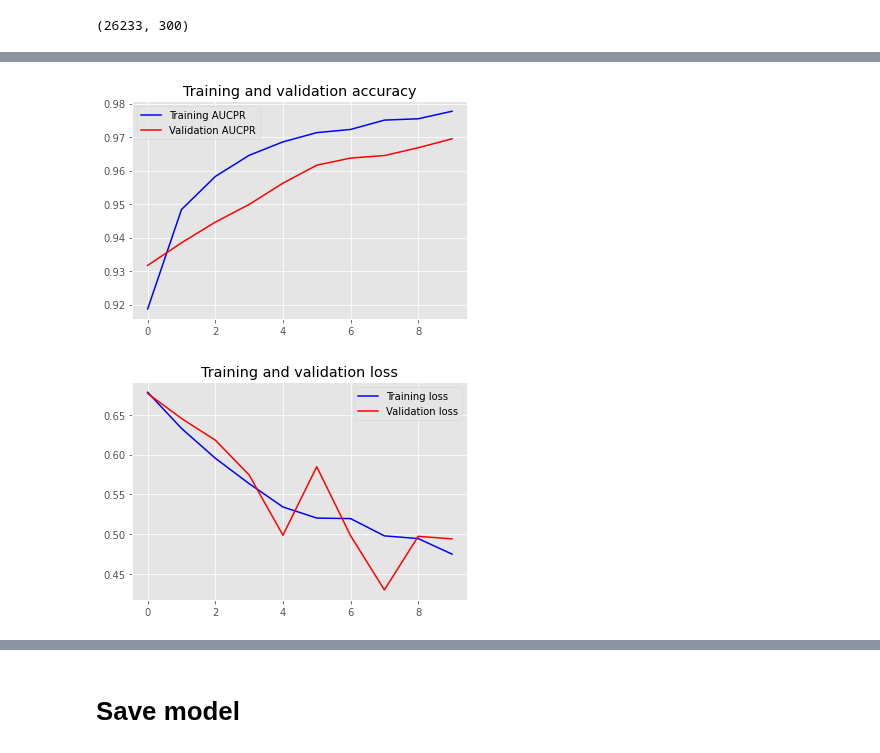
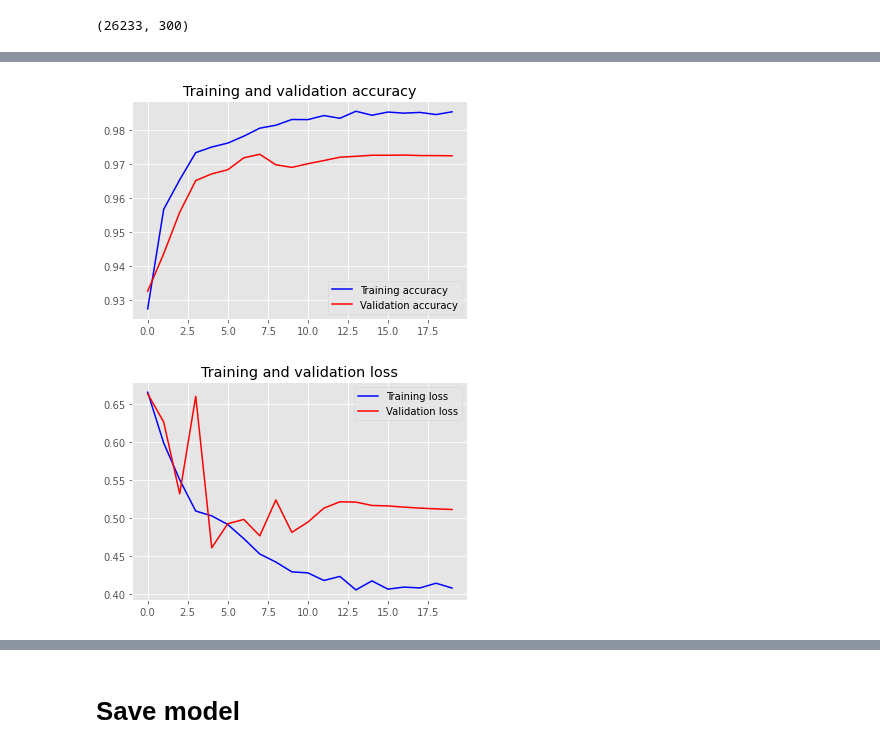
Before and after one commit to bachhvu/Amazon-NLP, a Jupyter notebook: Model Development.ipynb, the cells around one changed output, grey strips where cells are left out. Drawn from its saved outputs; the diff is of its cells as text; code cells hidden in the pictures.

```diff
--- a/Model Development.ipynb
+++ b/Model Development.ipynb
@@ -370,9 +408,6 @@ labels.append("NEUTRAL")
 # %%
-encoder = LabelEncoder()
-encoder.fit(df_train.rating_class.tolist())
-
-y_train = encoder.transform(df_train.rating_class.tolist())
-y_test = encoder.transform(df_test.rating_class.tolist())
+y_train = df_train.rating_class.tolist()
+y_test = df_test.rating_class.tolist()
 
 y_train = np.expand_dims(y_train, -1)
 y_test = np.expand_dims(y_test, -1)
@@ -417,9 +452,13 @@ from tensorflow.keras.metrics import AUC
 pr_metric = AUC(curve='PR', num_thresholds=1000) # The higher the threshold value, the more accurate it is calculated.
 # %%
-model.compile(loss="binary_crossentropy", optimizer=Adam(5e-4), metrics=[pr_metric])
+model.compile(loss="binary_crossentropy", optimizer='adam', metrics=[pr_metric])
 # %%
 callbacks = [ReduceLROnPlateau(monitor='val_loss', patience=5, cooldown=0),
              EarlyStopping(monitor='val_acc', min_delta=1e-4, patience=5)]
 # %%
-from sklearn.utils import class_weight
-class_weight = class_weight.compute_class_weight('balanced', np.unique(y_train), np.ravel(y_train))
+class_weights = class_weight.compute_class_weight(class_weight = "balanced",
+                                        classes = np.unique(y_train),
+                                        y = np.ravel(y_train))
+
+class_weights = {i : class_weights[i] for i in range(2)}
+class_weights
@@ -428,3 +467,3 @@ class_weight = {i : class_weight[i] for i in range(2)}
 # %%
-H = model.fit(x_train, y_train, batch_size=1024, epochs=10, class_weight=class_weight, validation_split=0.05, verbose=1, callbacks=callbacks)
+H = model.fit(x_train, y_train, batch_size=1024, epochs=20, class_weight=class_weights, validation_split=0.05, verbose=1, callbacks=callbacks)
 # %% [output]
@@ -451,29 +487,29 @@ Epoch 10/10
 # %%
 acc = H.history['auc']
 val_acc = H.history['val_auc']
 loss = H.history['loss']
 val_loss = H.history['val_loss']
 
 epochs = range(len(acc))
 
 plt.style.use("ggplot")
 
-plt.plot(epochs, acc, 'b', label='Training AUCPR')
-plt.plot(epochs, val_acc, 'r', label='Validation AUCPR')
+plt.plot(epochs, acc, 'b', label='Training accuracy')
+plt.plot(epochs, val_acc, 'r', label='Validation accuracy')
 plt.title('Training and validation accuracy')
 plt.legend()
 
 plt.figure()
 
 plt.plot(epochs, loss, 'b', label='Training loss')
 plt.plot(epochs, val_loss, 'r', label='Validation loss')
 plt.title('Training and validation loss')
 plt.legend()
 
 plt.show()
 # %% [output]
-[figure, old version]
+[figure, new version]
-[figure, old version]
+[figure, new version]
 # %%
 %%time
 score = model.evaluate(x_test, y_test, batch_size=5000)
```
Also changed, not shown: parts of 44 cells of this notebook.
